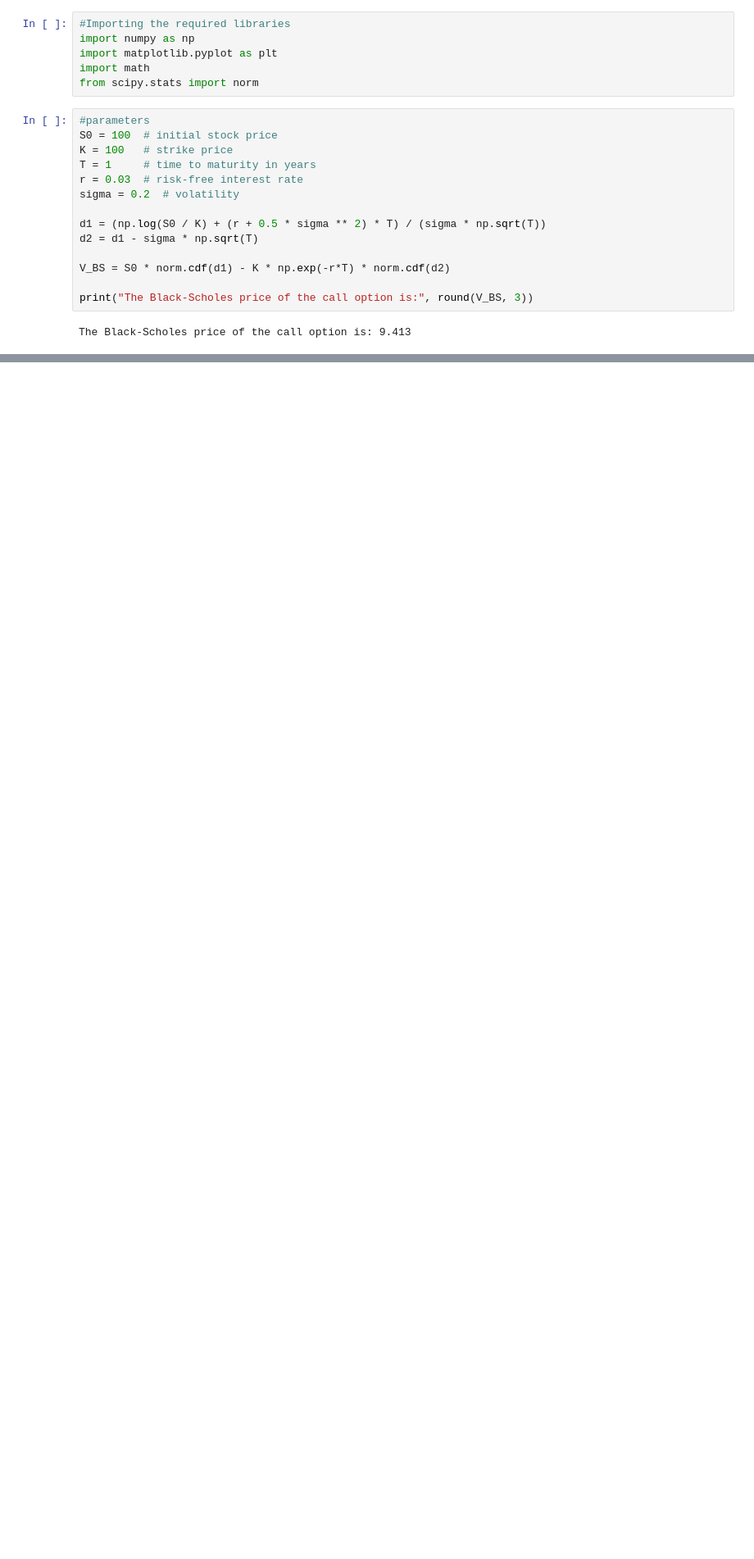
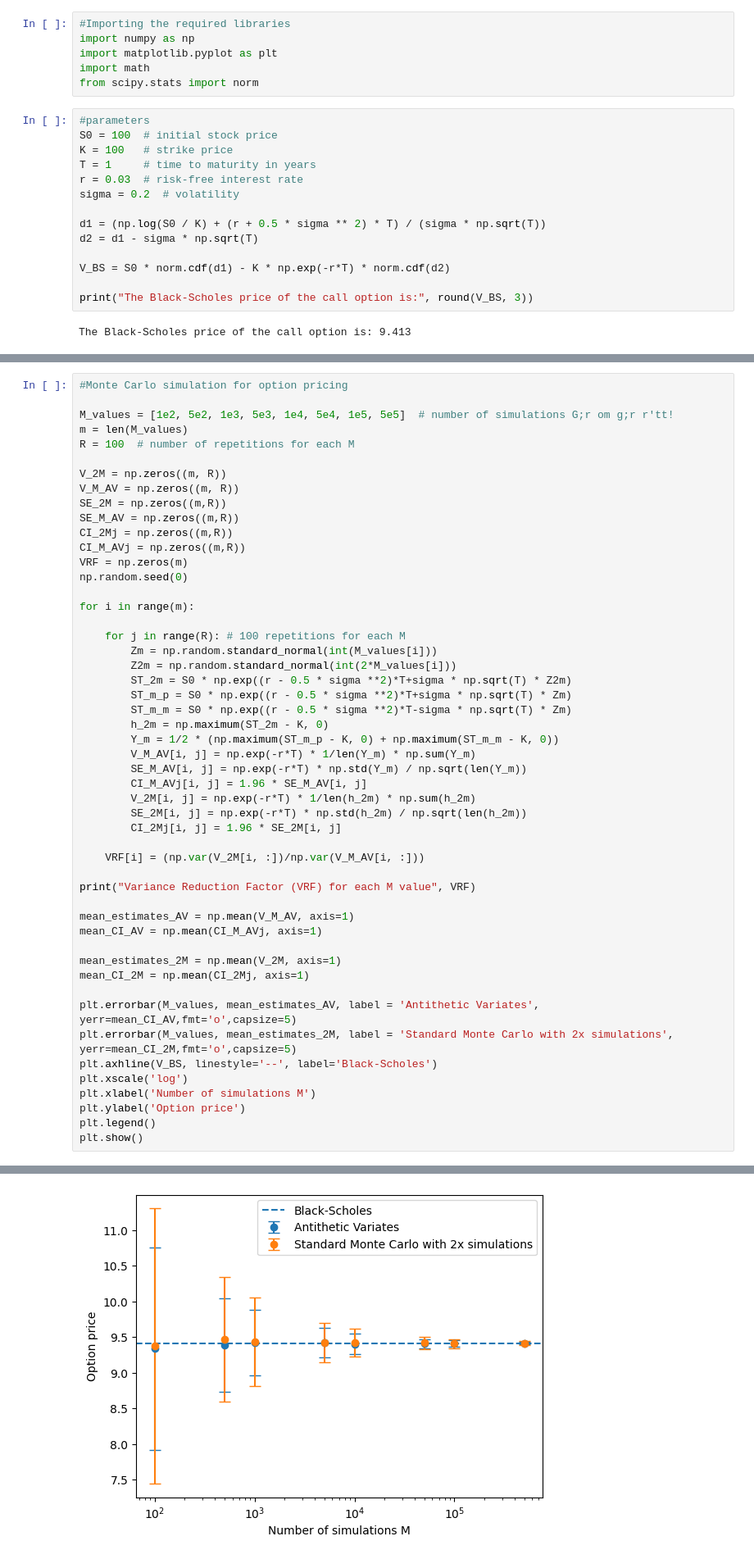
Before and after one commit to tom-fritzdorf/Financial-derivatives, a Jupyter notebook: noah.ipynb, the cells around one changed output, grey strips where cells are left out. Shown at 82% size. Saved outputs shown, nothing was run; the diff lists cells and outputs as text; blank space fills up the shorter version.

```diff
--- a/noah.ipynb
+++ b/noah.ipynb
@@ -116,0 +123,52 @@ plt.show()
+# %%
+#Monte Carlo simulation for option pricing
+
+M_values = [1e2, 5e2, 1e3, 5e3, 1e4, 5e4, 1e5, 5e5]  # number of simulations G;r om g;r r'tt!
+m = len(M_values)
+R = 100  # number of repetitions for each M
+
+V_2M = np.zeros((m, R))
+V_M_AV = np.zeros((m, R))
+SE_2M = np.zeros((m,R))
+SE_M_AV = np.zeros((m,R))
+CI_2Mj = np.zeros((m,R))
+CI_M_AVj = np.zeros((m,R))
+VRF = np.zeros(m)
+np.random.seed(0)
+
+for i in range(m):
+
+    for j in range(R): # 100 repetitions for each M
+        Zm = np.random.standard_normal(int(M_values[i]))
+        Z2m = np.random.standard_normal(int(2*M_values[i]))
+        ST_2m = S0 * np.exp((r - 0.5 * sigma **2)*T+sigma * np.sqrt(T) * Z2m)
+        ST_m_p = S0 * np.exp((r - 0.5 * sigma **2)*T+sigma * np.sqrt(T) * Zm)
+        ST_m_m = S0 * np.exp((r - 0.5 * sigma **2)*T-sigma * np.sqrt(T) * Zm)
+        h_2m = np.maximum(ST_2m - K, 0)
+        Y_m = 1/2 * (np.maximum(ST_m_p - K, 0) + np.maximum(ST_m_m - K, 0))
+        V_M_AV[i, j] = np.exp(-r*T) * 1/len(Y_m) * np.sum(Y_m)
+        SE_M_AV[i, j] = np.exp(-r*T) * np.std(Y_m) / np.sqrt(len(Y_m))
+        CI_M_AVj[i, j] = 1.96 * SE_M_AV[i, j]
+        V_2M[i, j] = np.exp(-r*T) * 1/len(h_2m) * np.sum(h_2m)
+        SE_2M[i, j] = np.exp(-r*T) * np.std(h_2m) / np.sqrt(len(h_2m))
+        CI_2Mj[i, j] = 1.96 * SE_2M[i, j]
+
+    VRF[i] = (np.var(V_2M[i, :])/np.var(V_M_AV[i, :]))
+
+print("Variance Reduction Factor (VRF) for each M value", VRF)
+
+mean_estimates_AV = np.mean(V_M_AV, axis=1)
+mean_CI_AV = np.mean(CI_M_AVj, axis=1)
+
+mean_estimates_2M = np.mean(V_2M, axis=1)
+mean_CI_2M = np.mean(CI_2Mj, axis=1)
+
+plt.errorbar(M_values, mean_estimates_AV, label = 'Antithetic Variates', yerr=mean_CI_AV,fmt='o',capsize=5)
+plt.errorbar(M_values, mean_estimates_2M, label = 'Standard Monte Carlo with 2x simulations', yerr=mean_CI_2M,fmt='o',capsize=5)
+plt.axhline(V_BS, linestyle='--', label='Black-Scholes')
+plt.xscale('log')
+plt.xlabel('Number of simulations M')
+plt.ylabel('Option price')
+plt.legend()
+plt.show()
+# %% [output]
@@ -116,0 +177 @@ plt.show()
+[figure, added]
```
Also changed, not shown: parts of 3 cells of this notebook.
